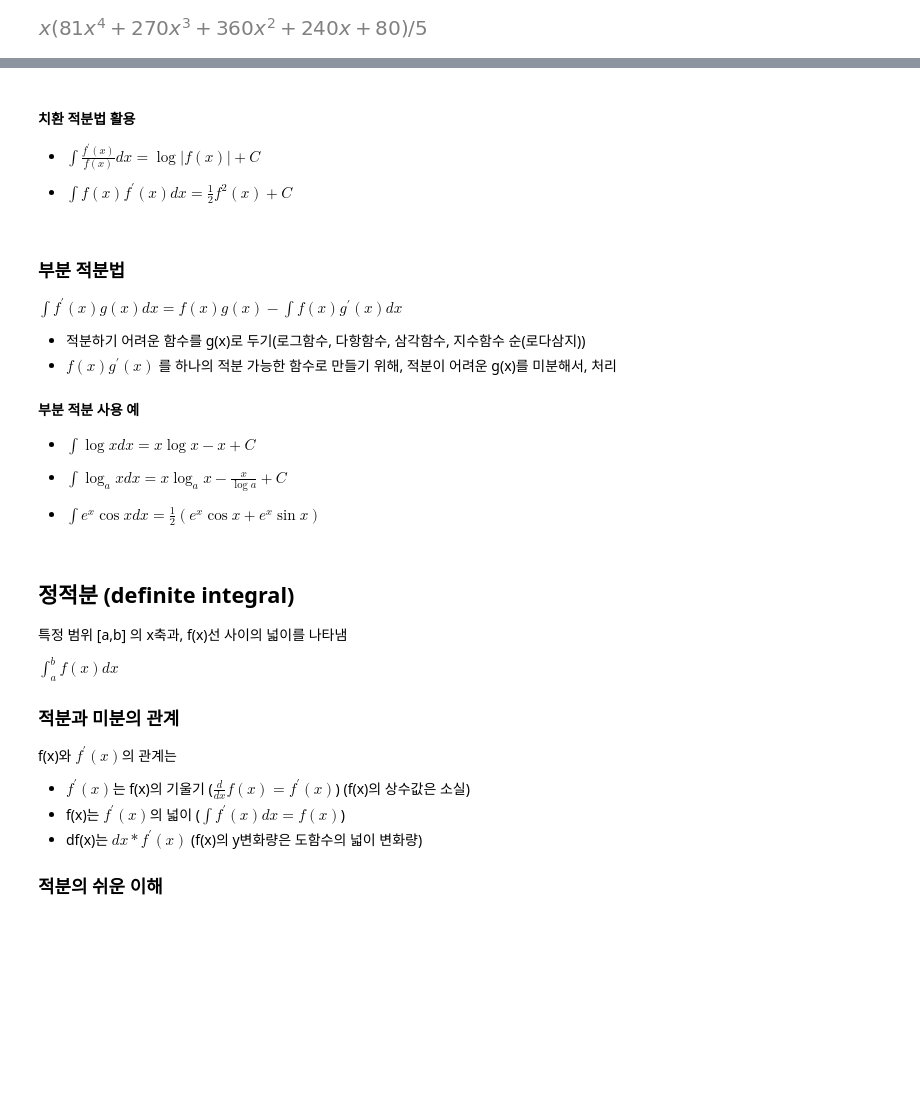
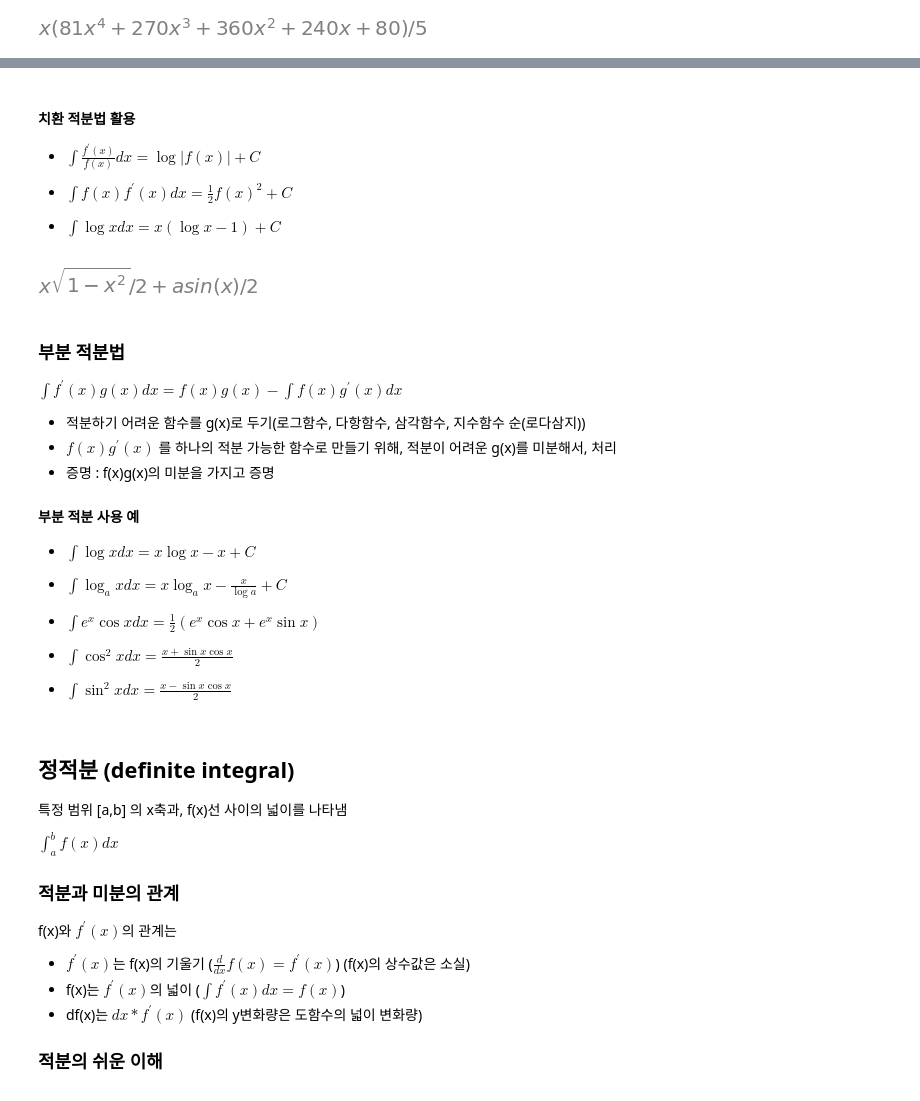
Before and after one commit to dss99911/ds-study, a Jupyter notebook: python/mathmetics/integral.ipynb, the cells around one changed output, grey strips where cells are left out. Saved outputs shown, nothing was run; the diff lists cells and outputs as text; code cells hidden in the pictures; blank space fills up the shorter version.

```diff
--- a/python/mathmetics/integral.ipynb
+++ b/python/mathmetics/integral.ipynb
@@ -87,7 +89,15 @@ NameError: name 'integrate' is not defined
 
 - $\int{\frac{f^\prime(x)}{f(x)}dx} = \log{|f(x)|} + C$
 
-- $\int{f(x)f^\prime(x)dx} = \frac{1}{2}f^2(x) + C$
+- $\int{f(x)f^\prime(x)dx} = \frac{1}{2}f(x)^2 + C$
+
+- $\int{\log{x}dx} = x(\log{x} - 1) + C$
+# %%
+# x에 sin(t)를 치환 하여 풀 수 있음
+fx = sqrt(1-x**2)
+integrate(fx, x)
+# %% [output]
+[figure, added]
 # %% [markdown]
 ### 부분 적분법
 
@@ -95,6 +105,7 @@ $\int{f^\prime(x)g(x)dx} = f(x)g(x) - \int{f(x)g^\prime(x)dx}$
 
 - 적분하기 어려운 함수를 g(x)로 두기(로그함수, 다항함수, 삼각함수, 지수함수 순(로다삼지))
 - $f(x)g^\prime(x)$ 를 하나의 적분 가능한 함수로 만들기 위해, 적분이 어려운 g(x)를 미분해서, 처리
+- 증명 : f(x)g(x)의 미분을 가지고 증명
 
 #### 부분 적분 사용 예
 - $\int{\log{x}dx} = x\log{x} - x + C$
@@ -102,6 +113,10 @@ $\int{f^\prime(x)g(x)dx} = f(x)g(x) - \int{f(x)g^\prime(x)dx}$
 - $\int{\log_a{x}dx} = x\log_ax - \frac{x}{\log{a}} + C$
 
 - $\int{e^x\cos{x}dx}= \frac{1}{2}(e^x\cos{x} + e^x\sin{x})$
+
+- $\int{\cos^2{x}dx} = \frac{x+\sin{x}\cos{x}}{2}$
+
+- $\int{\sin^2{x}dx} = \frac{x-\sin{x}\cos{x}}{2}$
 # %% [markdown]
 ## 정적분 (definite integral)
 특정 범위 [a,b] 의 x축과, f(x)선 사이의 넓이를 나타냄
```
Also changed, not shown: parts of 12 cells of this notebook, 5 other files.
